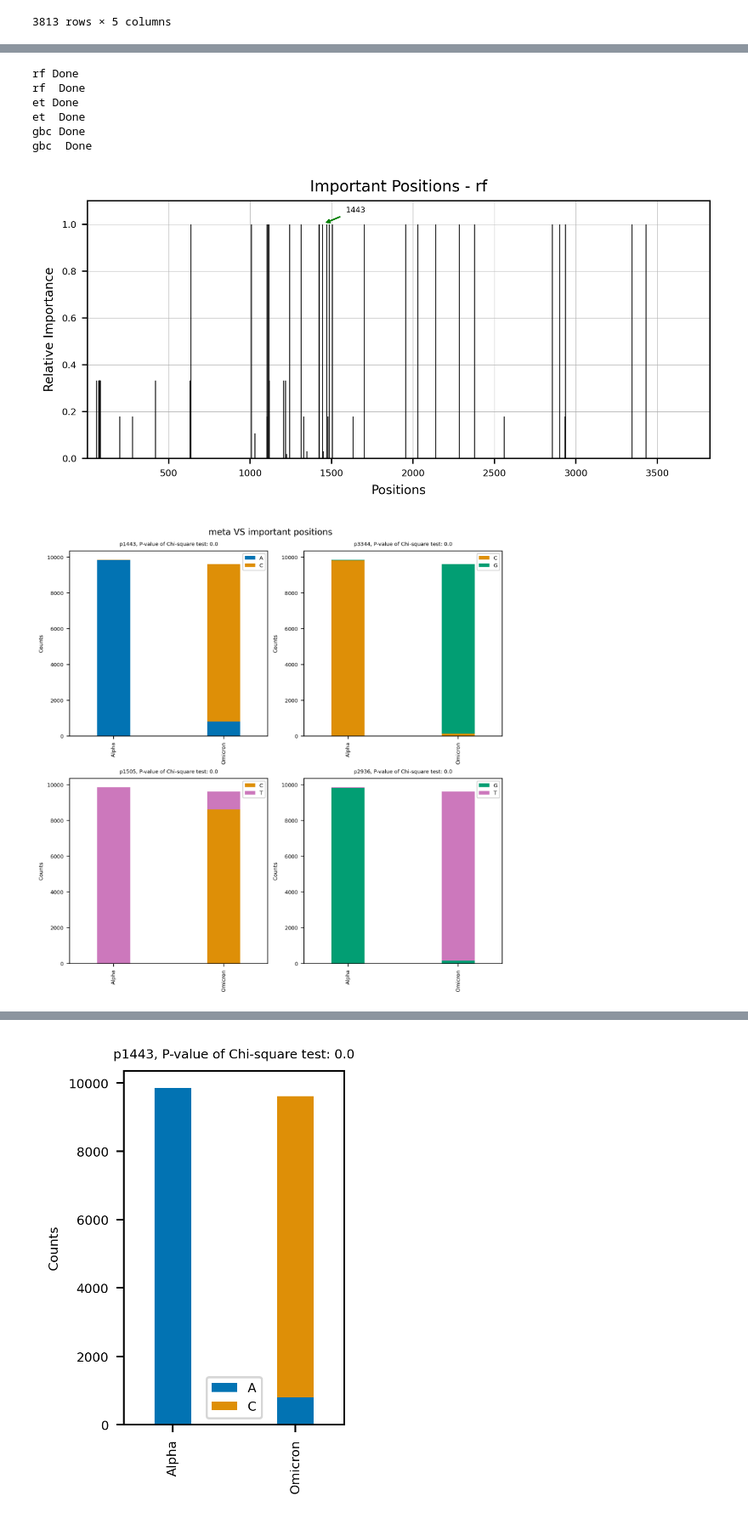
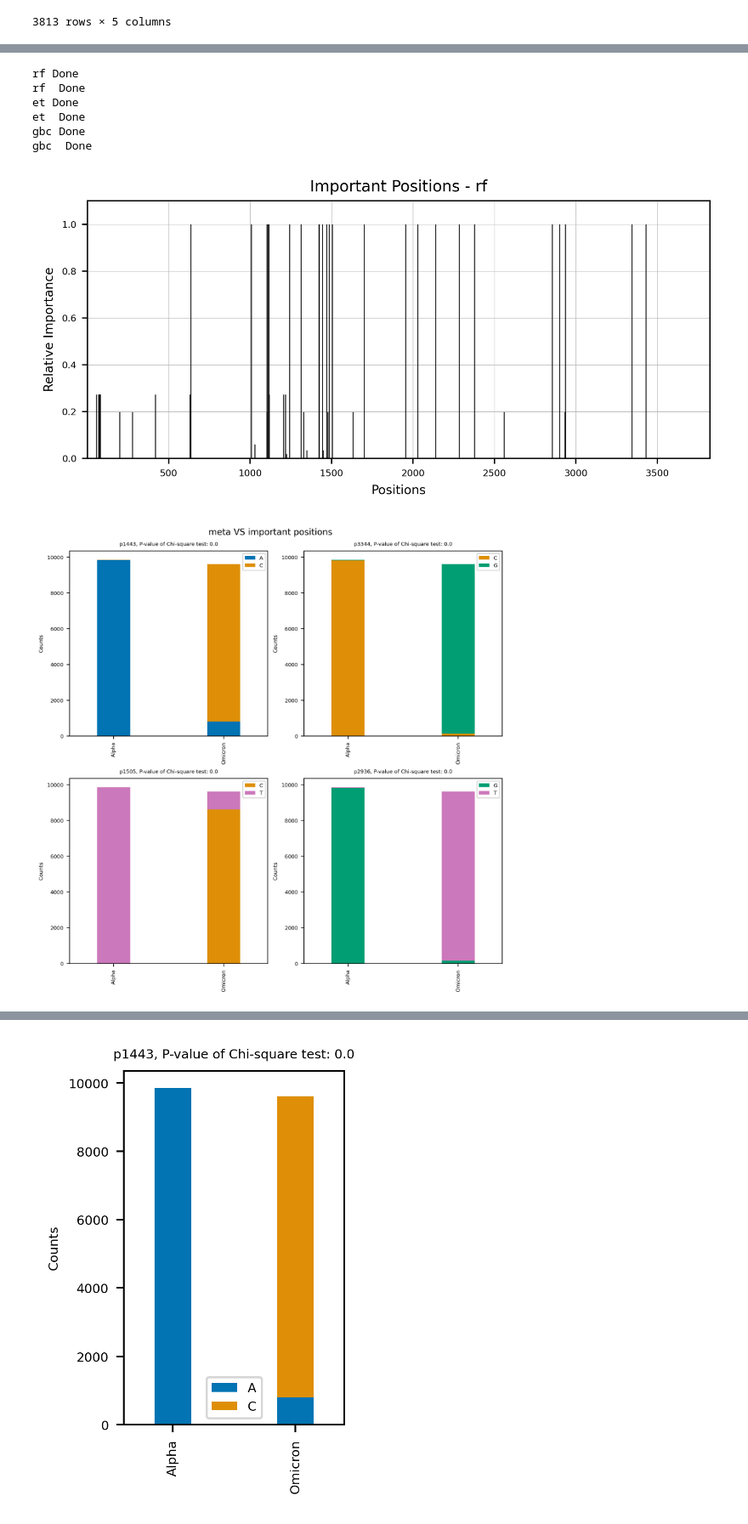
Before and after one commit to omicsEye/deepbreaks, a Jupyter notebook: examples/discrete_phenotype_SARS_Cov2_variants.ipynb, the cells around one changed output, grey strips where cells are left out. Shown at 85% size. Cells and saved outputs as stored; diff of their text form; code cells hidden in the pictures.

Commit message:
CustomStandardScale function added aggregate function added to importance examples updated

```diff
--- a/examples/discrete_phenotype_SARS_Cov2_variants.ipynb
+++ b/examples/discrete_phenotype_SARS_Cov2_variants.ipynb
@@ -20,8 +20,8 @@ warnings.simplefilter('ignore')
 # defining user params, file pathes, analysis type
 
 # path to sequences
-seqFileName = '~/Documents/RahLab/deepBreaks_data/SarsCov2Variant/AlphaAndOmicronNoNL.fasta'
-metaDataFileName = '~/Documents/RahLab/deepBreaks_data/SarsCov2Variant/AlphaAndOmicronFullMetadata.tsv'
+seqFileName = '../../deepBreaks_data/SarsCov2Variant/AlphaAndOmicronNoNL.fasta'
+metaDataFileName = '../../deepBreaks_data/SarsCov2Variant/AlphaAndOmicronFullMetadata.tsv'
 # name of the phenotype
 mt = 'variant_short'
 
@@ -139,6 +139,7 @@ prep_pipeline = make_pipeline(
         ('cc2', ConstantCare()),
         ('one_hot', CustomOneHotEncoder()),
         ('feature_selection', FeatureSelection(model_type=ana_type, alpha=0.25, keep=True)),
+        ('st_sc', CustomStandardScaler()),
         ('collinear_care', CollinearCare(dist_method='correlation', threshold=0.25, keep=True))
     ])
 # %%
@@ -242,19 +243,19 @@ y = le.inverse_transform(y)
 # %%
 for model in top:
     model_name = model.steps[-1][0]
-    dp_plot(importance=importance_from_pipe(model),
-            imp_col='standard_value',
+    dp_plot(importance=importance_from_pipe(model, aggregate_function='max'),
+            imp_col='standard_value', annotate=0,
             model_name = model_name, report_dir=report_dir)
 
-    plot_imp_model(importance=importance_from_pipe(model),
-               X_train=tr, y_train=y, model_name=model_name,
+    plot_imp_model(importance=importance_from_pipe(model, aggregate_function='max'),
+                   X_train=tr, y_train=y, model_name=model_name,
                    meta_var='meta', model_type=ana_type, report_dir=report_dir)
 # %% [output]
 rf Done
 rf  Done
 et Done
 et  Done
 gbc Done
 gbc  Done
-[figure, old version]
+[figure, new version]
 [figure]
```
Also changed, not shown: parts of 15 cells of this notebook, 6 other files.
